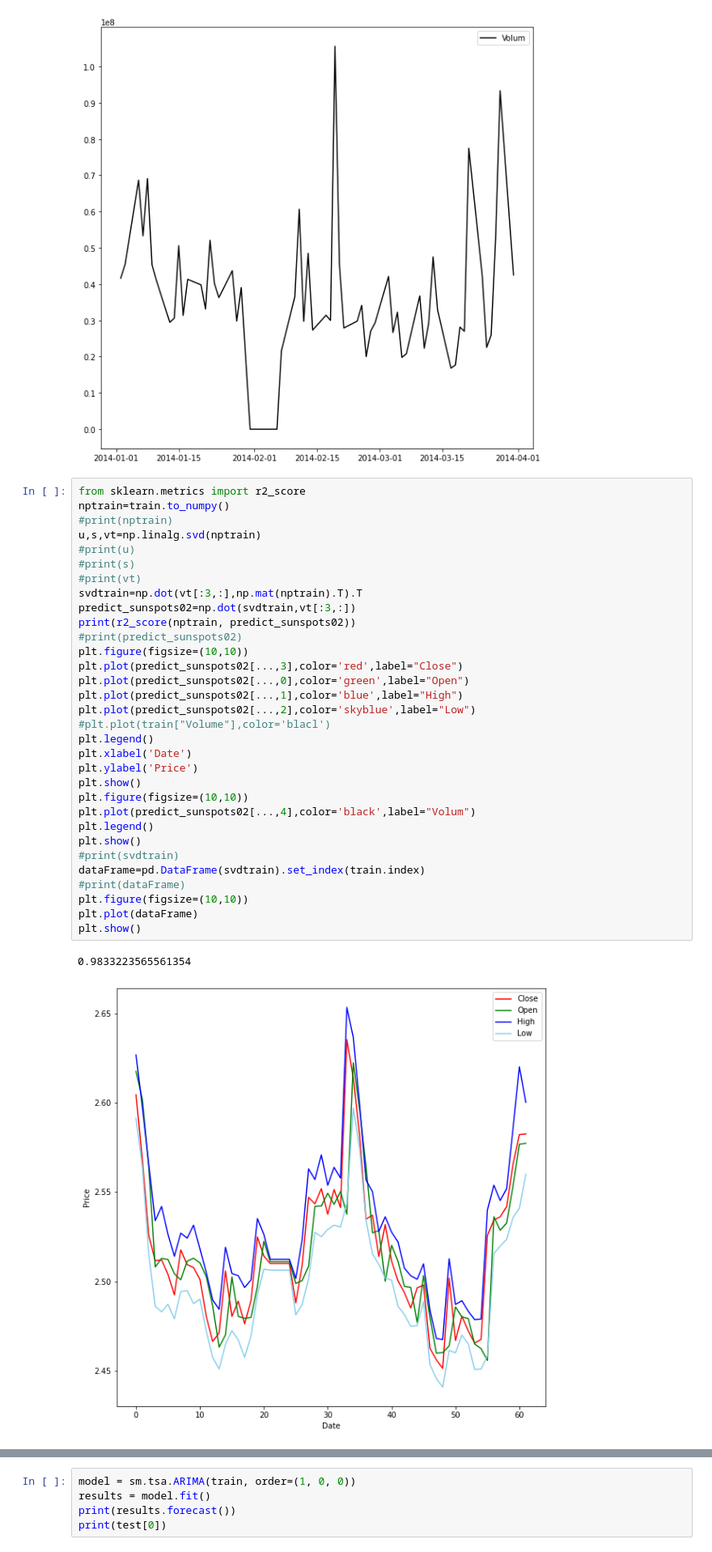
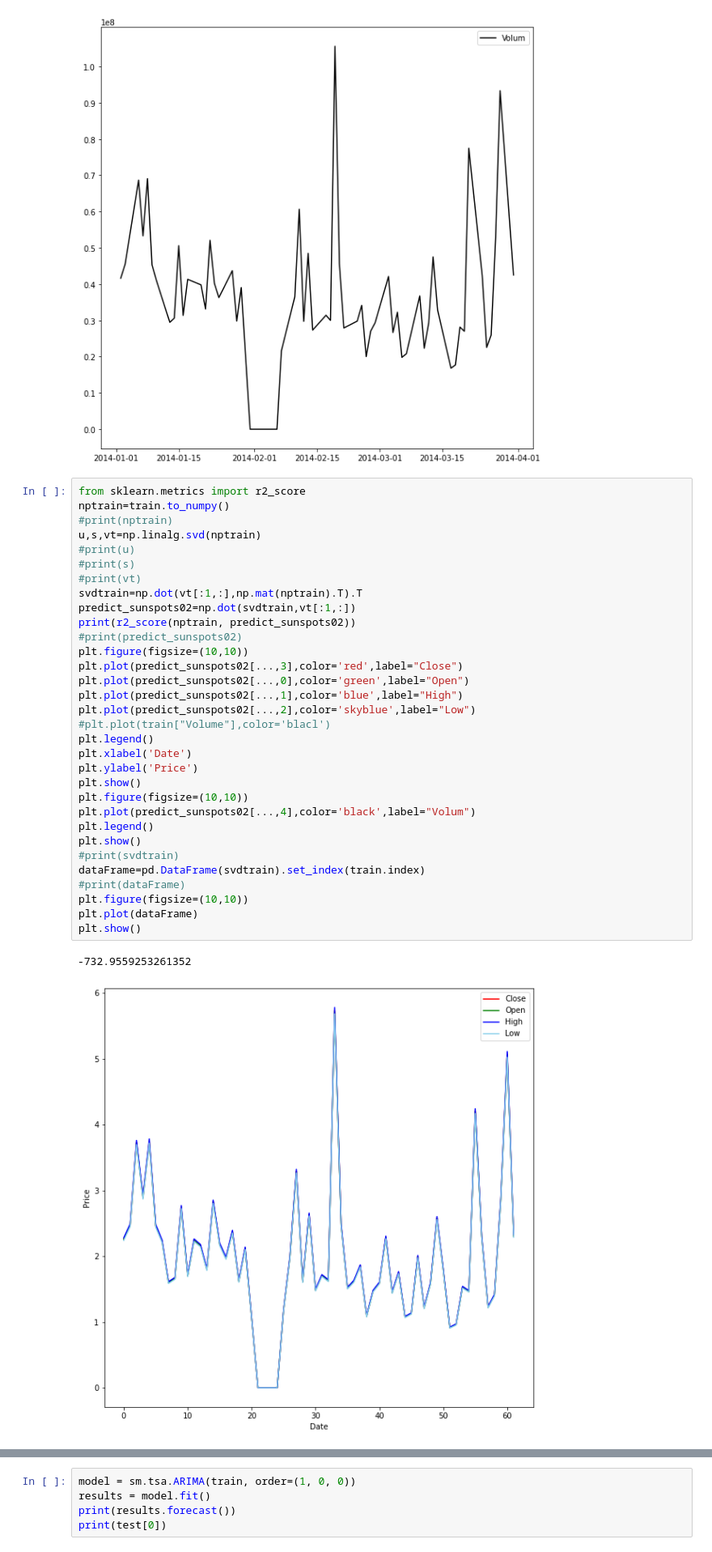
Before and after one commit to Allanroy-tz/PyLab, a Jupyter notebook: 时间序列分析/main.ipynb, the cells around one changed output, grey strips where cells are left out. Shown at 81% size. Cells and saved outputs as stored; diff of their text form.

```diff
--- a/时间序列分析/main.ipynb
+++ b/时间序列分析/main.ipynb
@@ -51,34 +51,34 @@ Date
 from sklearn.metrics import r2_score
 nptrain=train.to_numpy()
 #print(nptrain)
 u,s,vt=np.linalg.svd(nptrain)
 #print(u)
 #print(s)
 #print(vt)
-svdtrain=np.dot(vt[:3,:],np.mat(nptrain).T).T
-predict_sunspots02=np.dot(svdtrain,vt[:3,:])
+svdtrain=np.dot(vt[:1,:],np.mat(nptrain).T).T
+predict_sunspots02=np.dot(svdtrain,vt[:1,:])
 print(r2_score(nptrain, predict_sunspots02))
 #print(predict_sunspots02)
 plt.figure(figsize=(10,10))
 plt.plot(predict_sunspots02[...,3],color='red',label="Close")
 plt.plot(predict_sunspots02[...,0],color='green',label="Open")
 plt.plot(predict_sunspots02[...,1],color='blue',label="High")
 plt.plot(predict_sunspots02[...,2],color='skyblue',label="Low")
 #plt.plot(train["Volume"],color='blacl')
 plt.legend()
 plt.xlabel('Date')
 plt.ylabel('Price')
 plt.show()
 plt.figure(figsize=(10,10))
 plt.plot(predict_sunspots02[...,4],color='black',label="Volum")
 plt.legend()
 plt.show()
 #print(svdtrain)
 dataFrame=pd.DataFrame(svdtrain).set_index(train.index)
 #print(dataFrame)
 plt.figure(figsize=(10,10))
 plt.plot(dataFrame)
 plt.show()
 # %% [output]
-0.9833223565561354
+-732.9559253261352
-[figure, old version]
+[figure, new version]
```
Also changed, not shown: parts of 1 cell of this notebook.
